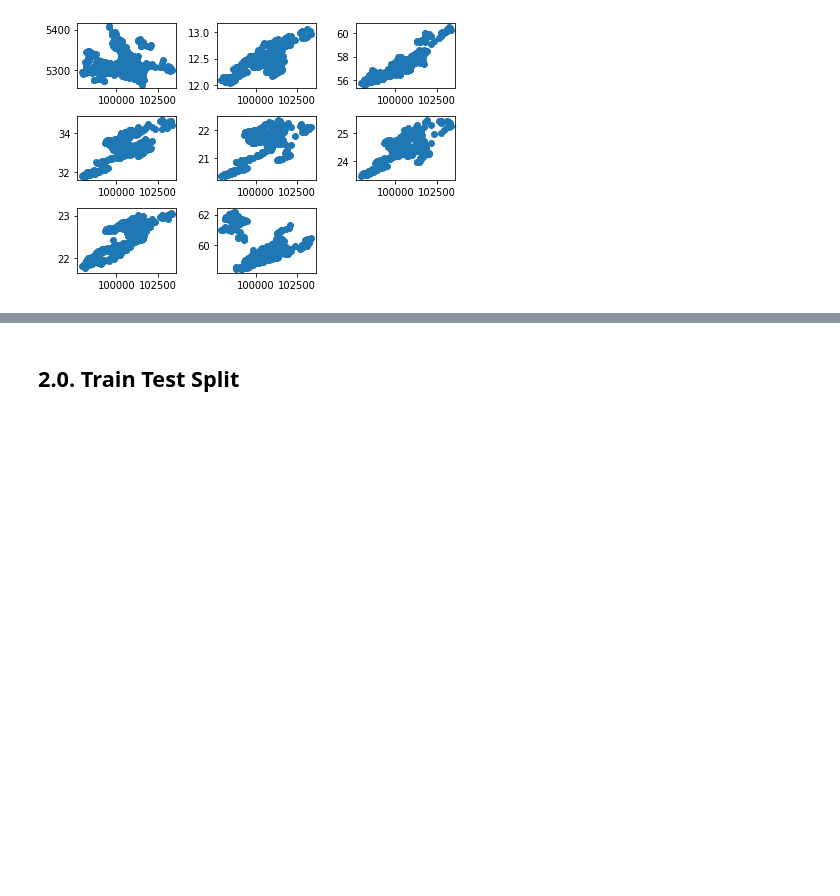
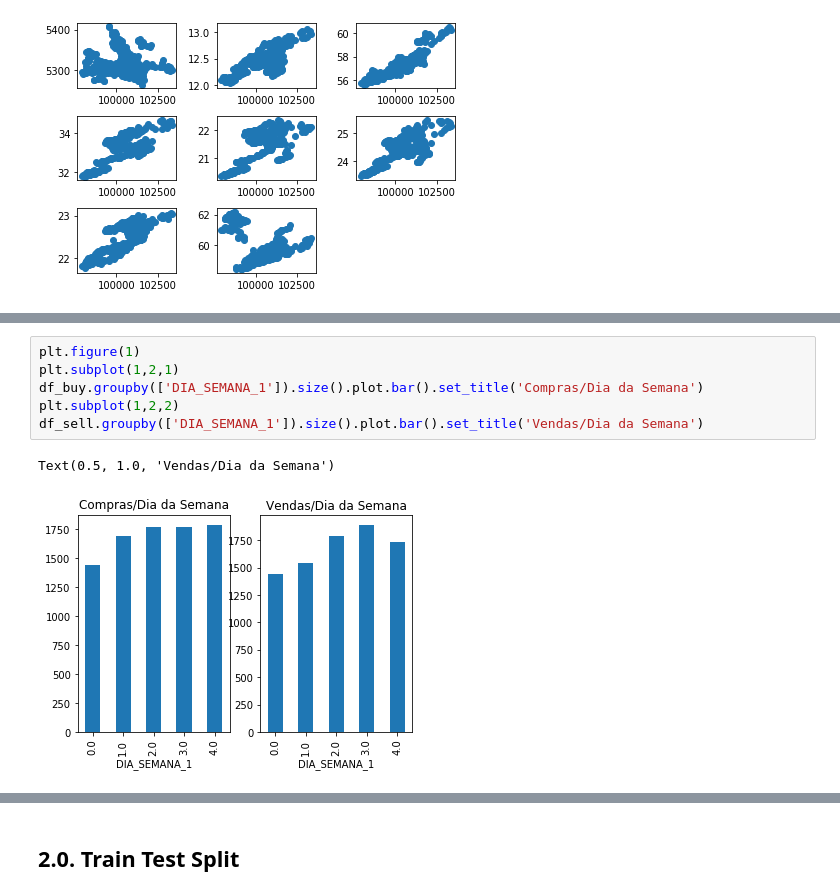
Before and after one commit to audelianoli/stock_market_predition_w_blue_chips, a Jupyter notebook: eda.ipynb, the cells around one changed output, grey strips where cells are left out. Drawn from its saved outputs; the diff is of its cells as text; blank space fills up the shorter version.

```diff
--- a/eda.ipynb
+++ b/eda.ipynb
@@ -251,0 +213,9 @@ plt.tight_layout()
+# %%
+plt.figure(1)
+plt.subplot(1,2,1)
+df_buy.groupby(['DIA_SEMANA_1']).size().plot.bar().set_title('Compras/Dia da Semana')
+plt.subplot(1,2,2)
+df_sell.groupby(['DIA_SEMANA_1']).size().plot.bar().set_title('Vendas/Dia da Semana')
+# %% [output]
+Text(0.5, 1.0, 'Vendas/Dia da Semana')
+[figure, added]
```
Also changed, not shown: parts of 32 cells of this notebook, 3 other files.
